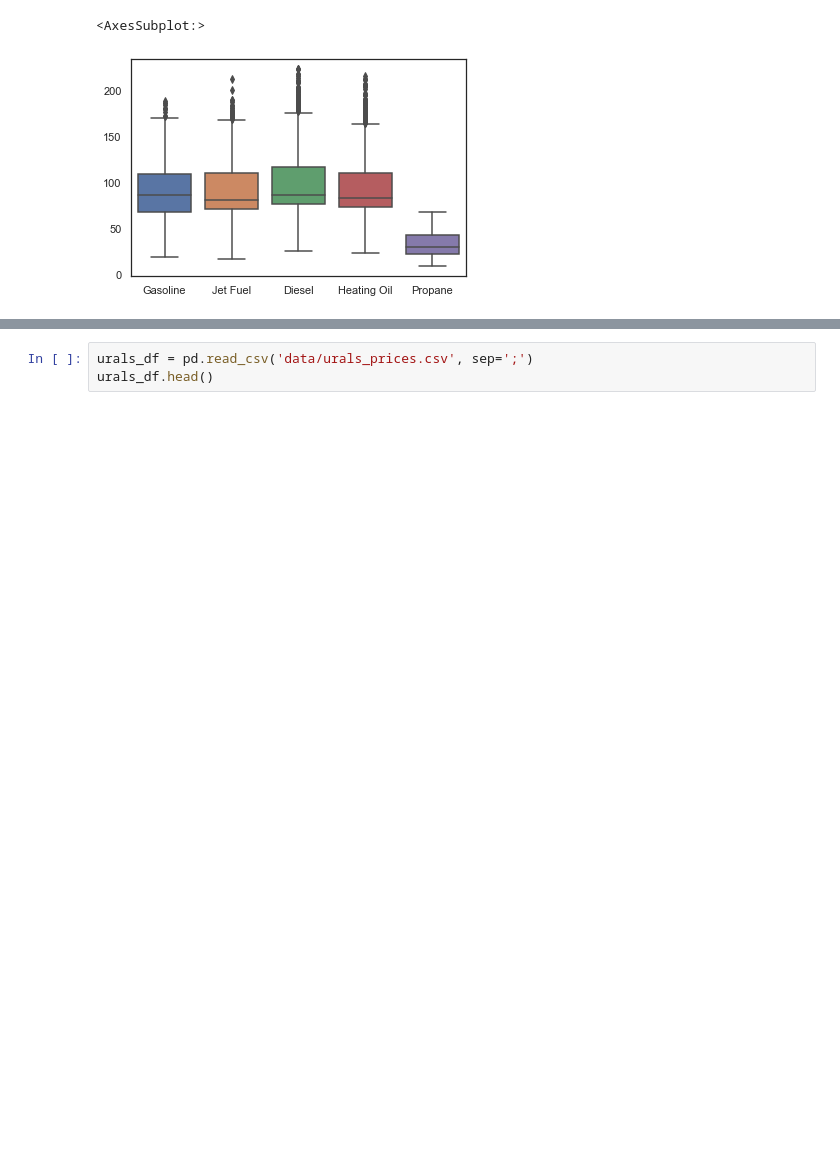
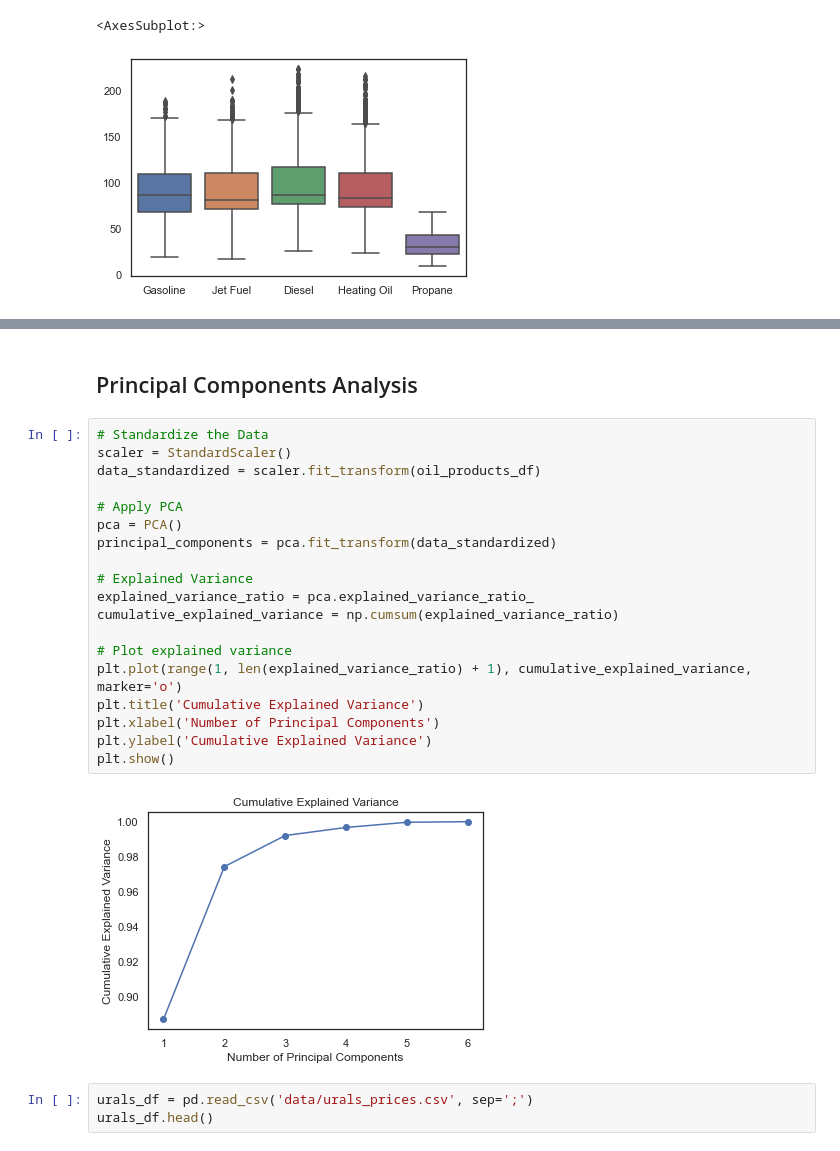
Before and after one commit to timdanilov/capstone-project, a Jupyter notebook: capstone.ipynb, the cells around one changed output, grey strips where cells are left out. Drawn from its saved outputs; the diff is of its cells as text; blank space fills up the shorter version.

```diff
--- a/capstone.ipynb
+++ b/capstone.ipynb
@@ -179,3 +300,26 @@ print(kurtosis(oil_products_df, axis=0, bias=True))
+# %% [markdown]
+## Principal Components Analysis
+# %%
+# Standardize the Data
+scaler = StandardScaler()
+data_standardized = scaler.fit_transform(oil_products_df)
+
+# Apply PCA
+pca = PCA()
+principal_components = pca.fit_transform(data_standardized)
+
+# Explained Variance
+explained_variance_ratio = pca.explained_variance_ratio_
+cumulative_explained_variance = np.cumsum(explained_variance_ratio)
+
+# Plot explained variance
+plt.plot(range(1, len(explained_variance_ratio) + 1), cumulative_explained_variance, marker='o')
+plt.title('Cumulative Explained Variance')
+plt.xlabel('Number of Principal Components')
+plt.ylabel('Cumulative Explained Variance')
+plt.show()
+# %% [output]
+[figure, added]
 # %%
 urals_df = pd.read_csv('data/urals_prices.csv', sep=';')
 urals_df.head()
```
Also changed, not shown: parts of 22 cells of this notebook.
